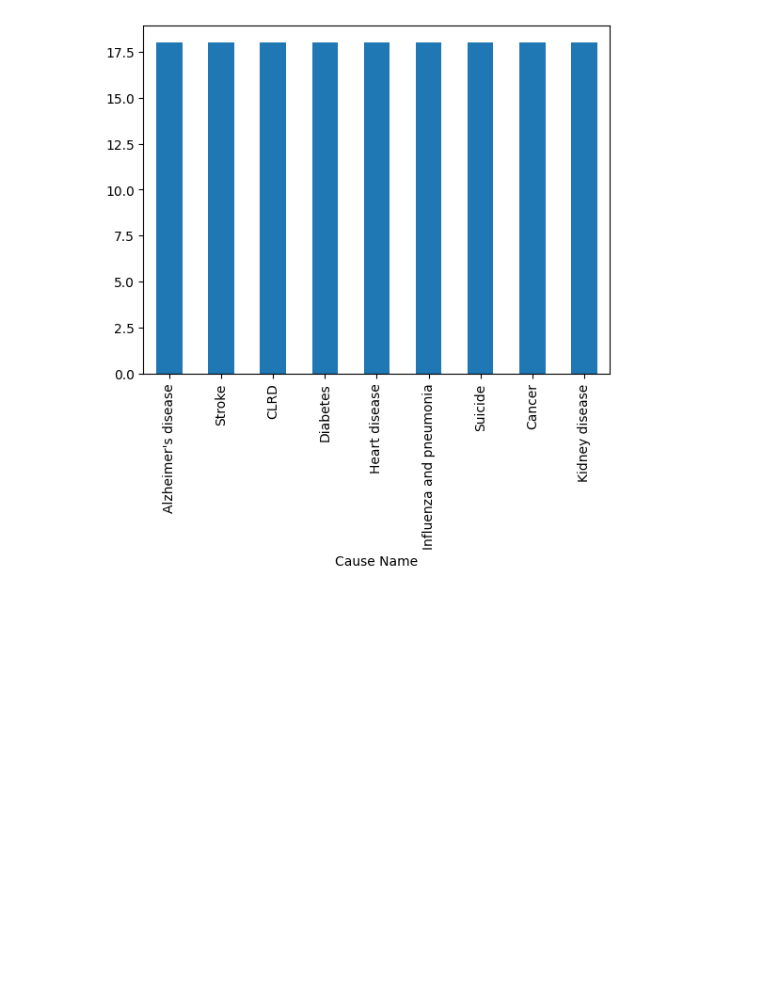
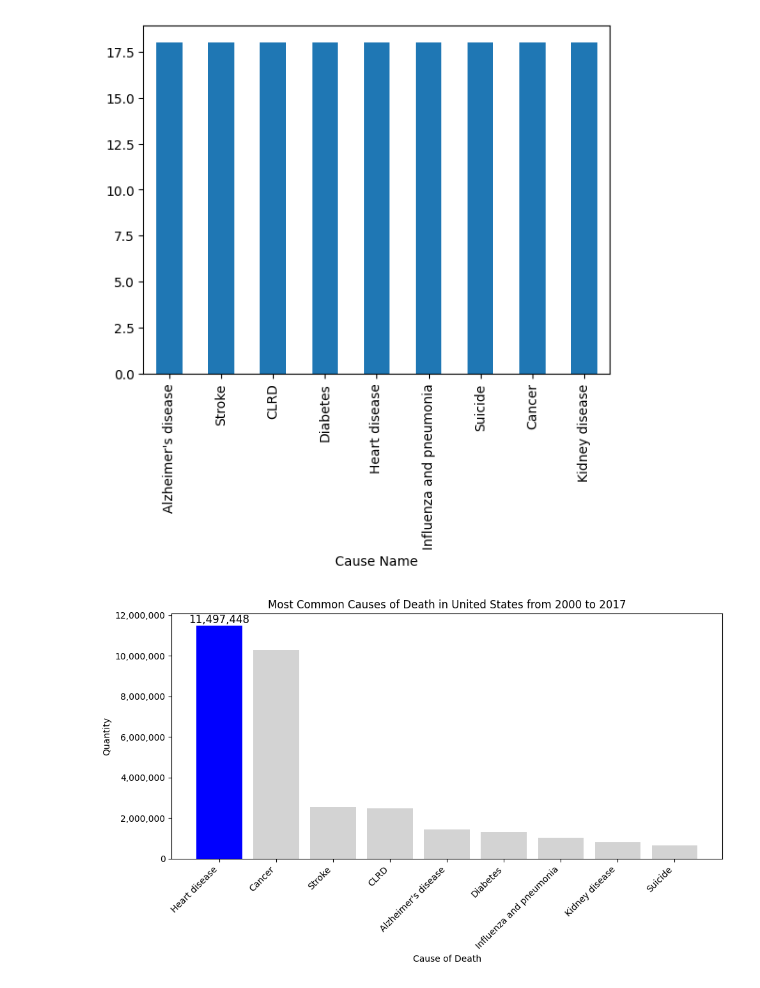
Before and after one commit to DoricesPieces/ClinicalTrials, a Jupyter notebook: Alternative Therapies analysis.ipynb, the cells around one changed output. Drawn from its saved outputs; the diff is of its cells as text; code cells hidden in the pictures; blank space fills up the shorter version.

```diff
--- a/Alternative Therapies analysis.ipynb
+++ b/Alternative Therapies analysis.ipynb
@@ -626,3 +647,29 @@ deaths_byState['Cause Name'].value_counts().plot(kind='bar', rot=90)
 # %% [output]
 <Axes: xlabel='Cause Name'>
 [figure]
+# %%
+# 1. Top 10 Natural Deaths
+plt.figure(figsize=(10, 6))
+Common_deaths = deaths_byState.groupby('Cause Name')['Deaths'].sum().nlargest(10)
+
+# Highlight the highest value in blue, others in light grey
+colors = ['blue' if i == 0 else 'lightgrey' for i in range(len(Common_deaths))]
+
+plt.bar(Common_deaths.index, Common_deaths.values, color=colors)
+
+# Add value only on the blue bar (the highest one)
+plt.text(0, Common_deaths.values[0], f'{Common_deaths.values[0]:,.0f}',
+         ha='center', va='bottom', fontsize=12, color='black')
+
+# Formatting for x-axis labels and title
+plt.xticks(rotation=45, ha='right')
+plt.title('Most Common Causes of Death in United States from 2000 to 2017')
+plt.xlabel('Cause of Death')
+plt.ylabel('Quantity')
+
+# Add comma formatting for y-axis
+plt.gca().yaxis.set_major_formatter(FuncFormatter(lambda x, _: f'{x:,.0f}'))
+plt.tight_layout()
+plt.show()
+# %% [output]
+[figure, added]
```
Also changed, not shown: parts of 2 cells of this notebook.
